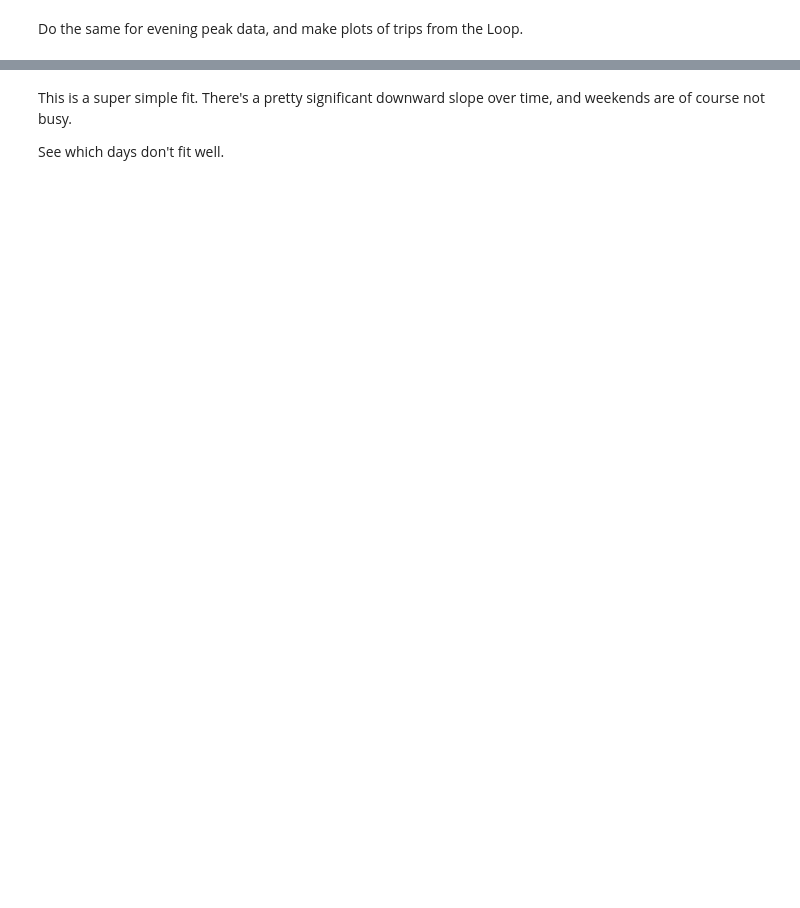
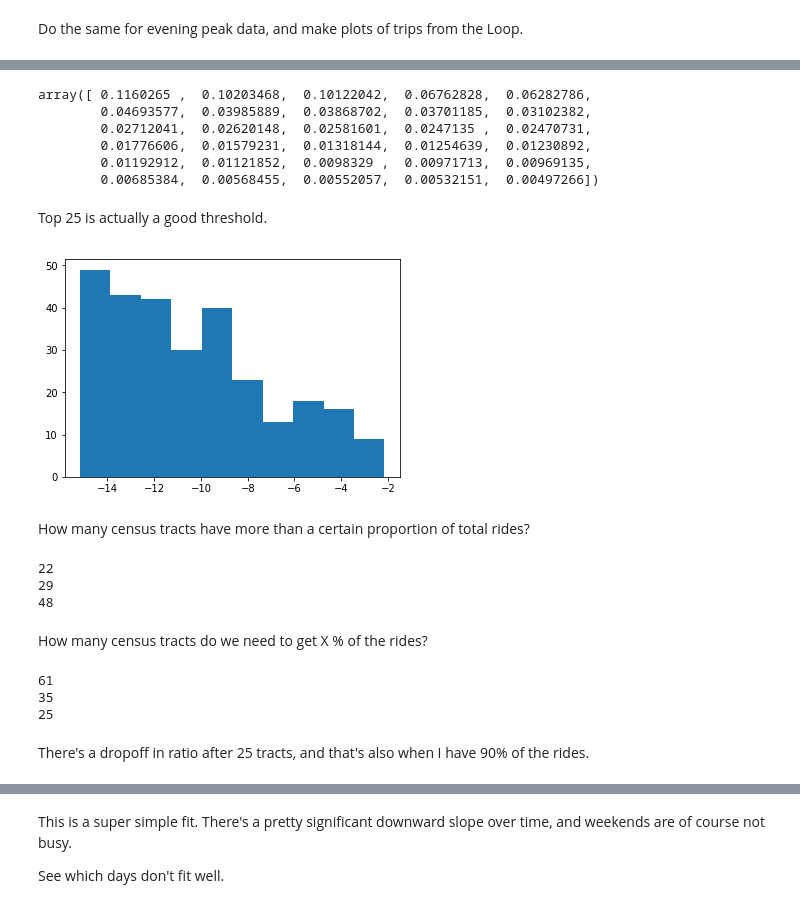
Before and after one commit to Inoueian/chicago-taxi, a Jupyter notebook: chicago-taxi_loop.ipynb, the cells around one changed output, grey strips where cells are left out. Drawn from its saved outputs; the diff is of its cells as text; code cells hidden in the pictures; blank space fills up the shorter version.

```diff
--- a/chicago-taxi_loop.ipynb
+++ b/chicago-taxi_loop.ipynb
@@ -309,0 +292,6 @@ plt.show()
+# %%
+fare_df['std_fare'] = df_am_to_loop.groupby('Pickup Census Tract').std()['fare']
+# %%
+fare_df['count'] = df_am_to_loop.groupby('Pickup Census Tract').count()['fare']
+# %%
+fare_df['percentage'] = df_am_to_loop.groupby('Pickup Census Tract').count()['fare'] / sum(fare_df['count'])
@@ -309,0 +388,38 @@ plt.show()
+# %%
+ratios[:30]
+# %% [output]
+array([ 0.1160265 ,  0.10203468,  0.10122042,  0.06762828,  0.06282786,
+        0.04693577,  0.03985889,  0.03868702,  0.03701185,  0.03102382,
+        0.02712041,  0.02620148,  0.02581601,  0.0247135 ,  0.02470731,
+        0.01776606,  0.01579231,  0.01318144,  0.01254639,  0.01230892,
+        0.01192912,  0.01121852,  0.0098329 ,  0.00971713,  0.00969135,
+        0.00685384,  0.00568455,  0.00552057,  0.00532151,  0.00497266])
+# %% [markdown]
+Top 25 is actually a good threshold.
+# %%
+plt.hist(ratios_log)
+plt.show()
+# %% [output]
+[figure, added]
+# %% [markdown]
+How many census tracts have more than a certain proportion of total rides?
+# %%
+print(sum(ratios > 0.01))
+print(sum(ratios > 0.005))
+print(sum(ratios > 0.001))
+# %% [output]
+22
+29
+48
+# %% [markdown]
+How many census tracts do we need to get X % of the rides?
+# %%
+print(sum(ratios.cumsum() < 0.99))
+print(sum(ratios.cumsum() < 0.95))
+print(sum(ratios.cumsum() < 0.9))
+# %% [output]
+61
+35
+25
+# %% [markdown]
+There's a dropoff in ratio after 25 tracts, and that's also when I have 90% of the rides.
```
Also changed, not shown: parts of 110 cells of this notebook, 2 other files.
